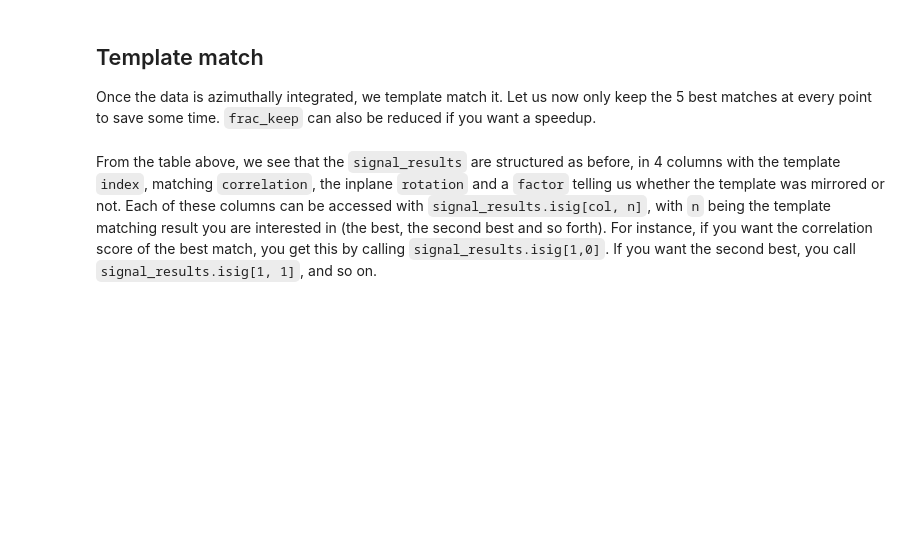
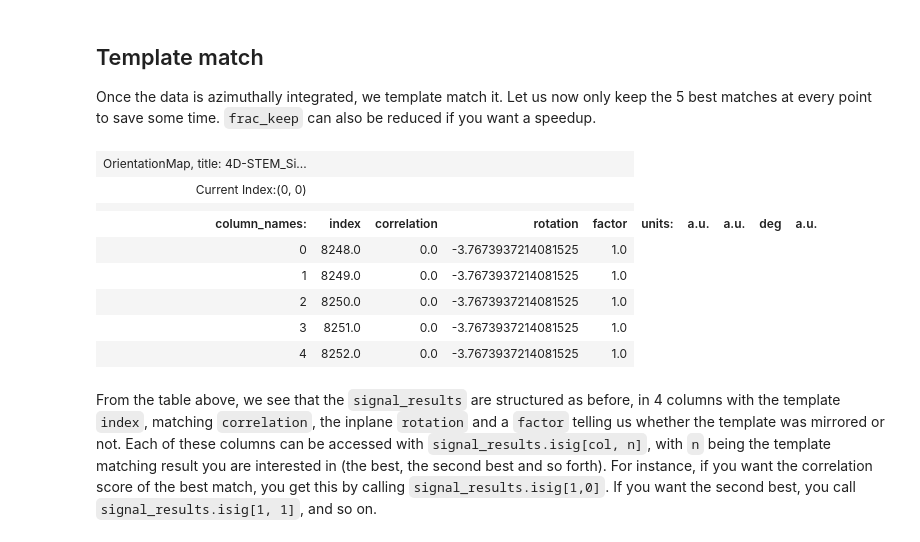
Before and after one commit to ingridmzg/master-code, a Jupyter notebook: Templatematching.ipynb, the cells around one changed output. Saved outputs shown, nothing was run; the diff lists cells and outputs as text; code cells hidden in the pictures; blank space fills up the shorter version.

```diff
--- a/Templatematching.ipynb
+++ b/Templatematching.ipynb
@@ -524,8 +528,19 @@ Once the data is azimuthally integrated, we template match it. Let us now only k
 # %%
 #n = simulations.current_size #Keep the results from matching all the templates
 n = 5 #If you only want to keep the five best results
+signal_pol.set_signal_type('polar_diffraction')
 signal_results = signal_pol.get_orientation(simulation=simulations, n_best=n, frac_keep=1.0)
 signal_results
+# %% [output]
+| OrientationMap, title: 4D-STEM_Si... |  |  |  |  |
+| Current Index:(0, 0) |  |  |  |  |
+|  |  |  |  |  |
+| column_names: | index | correlation | rotation | factor | units: | a.u. | a.u. | deg | a.u. |
+| 0 | 8248.0 | 0.0 | -3.7673937214081525 | 1.0 |
+| 1 | 8249.0 | 0.0 | -3.7673937214081525 | 1.0 |
+| 2 | 8250.0 | 0.0 | -3.7673937214081525 | 1.0 |
+| 3 | 8251.0 | 0.0 | -3.7673937214081525 | 1.0 |
+| 4 | 8252.0 | 0.0 | -3.7673937214081525 | 1.0 |
 # %% [markdown]
 From the table above, we see that the `signal_results` are structured as before, in 4 columns with the template `index`, matching `correlation`, the inplane `rotation` and a `factor` telling us whether the template was mirrored or not. Each of these columns can be accessed with `signal_results.isig[col, n]`, with `n` being the template matching result you are interested in (the best, the second best and so forth). For instance, if you want the correlation score of the best match, you get this by calling `signal_results.isig[1,0]`. If you want the second best, you call `signal_results.isig[1, 1]`, and so on.
 # %% [markdown]
```
Also changed, not shown: parts of 3 cells of this notebook.
